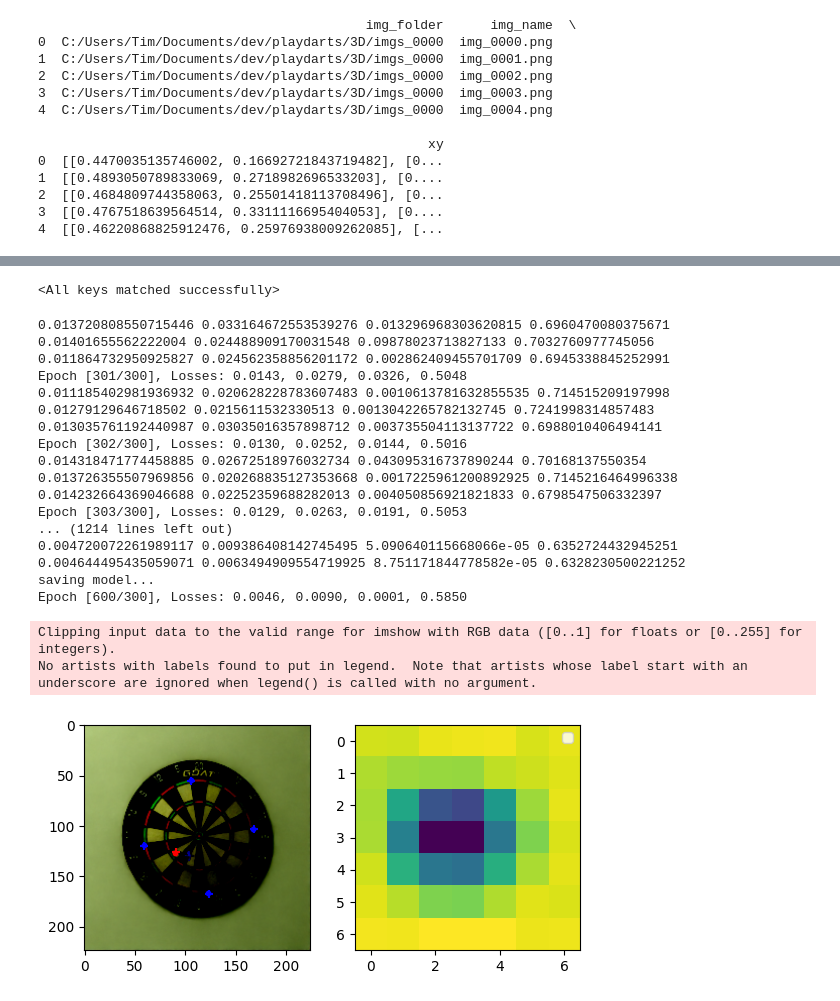
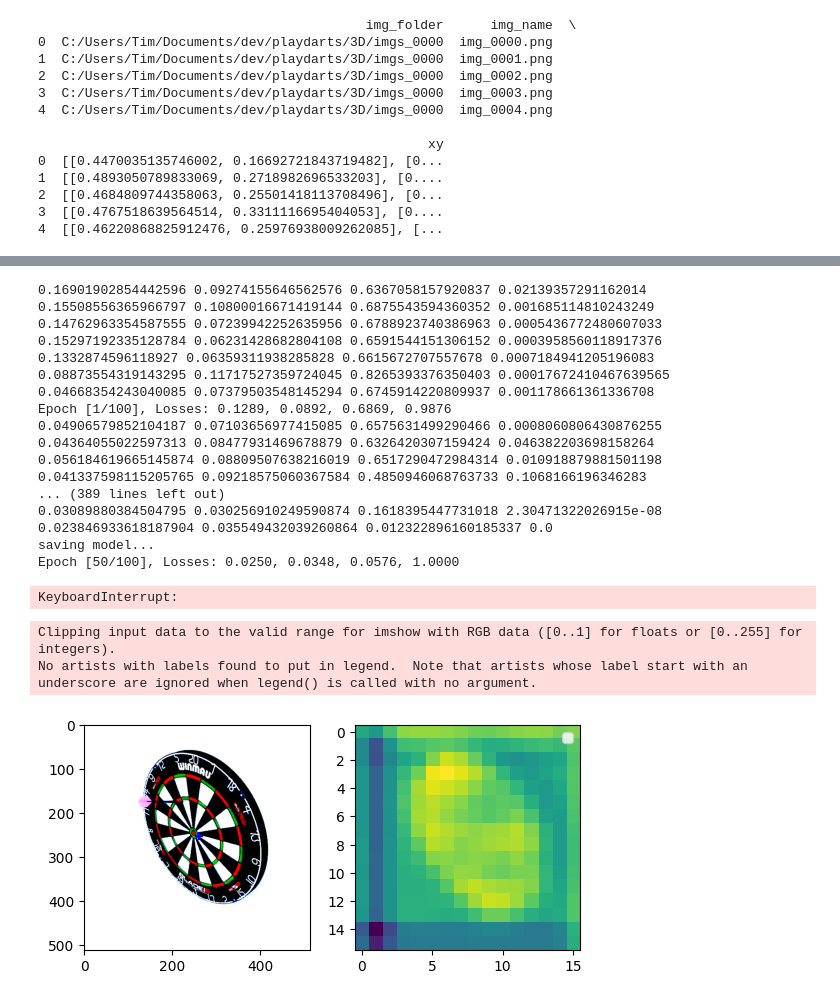
Before and after one commit to timnielen/playdarts, a Jupyter notebook: playdarts.ipynb, the cells around one changed output, grey strips where cells are left out. Cells and saved outputs as stored; diff of their text form; code cells hidden in the pictures.

```diff
--- a/playdarts.ipynb
+++ b/playdarts.ipynb
@@ -77,6 +89,7 @@ target_dataloader = DataLoader(target_dataset, batch_size=BATCH_SIZE, shuffle=Tr
 # %%
-model = CNNTransformer(d=256).to(device)
-discriminator = DomainDiscriminator(256, 512, 2).to(device)
+query_dim = 256
+model = CNNTransformer(d=query_dim).to(device)
+discriminator = DomainDiscriminator(query_dim, 512, 2).to(device)
 # %%
 param_dicts = [
     {"params": [p for n, p in model.named_parameters() if "backbone" not in n and p.requires_grad]},
@@ -93,13 +106,14 @@ param_dicts = [
 optimizer = optim.AdamW(param_dicts, lr=1e-4, weight_decay=1e-4)
 lr_scheduler = torch.optim.lr_scheduler.StepLR(optimizer, 200)
 # %%
-model.load_state_dict(torch.load("models/epoch_300_0.0108_0.0213_0.0059_0.7449.pt", weights_only=True))
+# model.load_state_dict(torch.load("models/epoch_300_0.0108_0.0213_0.0059_0.7449.pt", weights_only=True))
-# %% [output]
-<All keys matched successfully>
+# %%
+NUM_EPOCHS=100
 # %%
 model.train()  # Set model to training mode
 mse_loss = nn.MSELoss()
-for epoch in range(300, 600):
+
+for epoch in range(NUM_EPOCHS):
     total_loss = 0
     total_corner_loss = 0
     total_darts_loss = 0
@@ -116,7 +130,7 @@ for epoch in range(300, 600):
         all_images = torch.cat((images, target_images))
         domain_labels = torch.cat((
             torch.zeros(BATCH_SIZE, dtype=torch.long, device=device),
-            torch.ones(BATCH_SIZE, dtype=torch.long, device=device)
+            torch.ones(BATCH_SIZE_UNLABELED, dtype=torch.long, device=device)
         ))
         bs, channels, w, h = images.shape
         optimizer.zero_grad()
@@ -130,9 +144,12 @@ for epoch in range(300, 600):
         lc = loss_corners(outputs, targets)
         ld = loss_darts(outputs, targets, indices)
         ll = loss_labels(outputs, indices)
+        # loss_distance = -torch.cdist(outputs["corners"], outputs["corners"], p=1).mean()
         pred_domain = discriminator(outputs["extracted_features"])
-        ldomain = nn.functional.cross_entropy(pred_domain, domain_labels)
-        loss = 5*lc + 6*ld + 1*ll + 0.1*ldomain
+        ldomain = nn.functional.cross_entropy(pred_domain, domain_labels, weight=torch.as_tensor([(BATCH_SIZE+BATCH_SIZE_UNLABELED)/BATCH_SIZE, (BATCH_SIZE+BATCH_SIZE_UNLABELED)/BATCH_SIZE_UNLABELED], device=device))
+        loss = 15*lc + 15*ld + 3*ll + 1*ldomain
+        # if epoch < 3:
+        #     loss += loss_distance
         loss.backward()                # Backpropagation
         optimizer.step()               # Update weights
         total_loss += loss.item()
@@ -148,54 +165,55 @@ for epoch in range(300, 600):
         torch.save(model.state_dict(), f"models/epoch_{epoch+1}_{total_corner_loss/num_batches:.4f}_{total_darts_loss/num_batches:.4f}_{total_label_loss/num_batches:.4f}_{total_domain_acc/num_batches:.4f}.pt")
     print(f"Epoch [{epoch+1}/{NUM_EPOCHS}], Losses: {total_corner_loss/num_batches:.4f}, {total_darts_loss/num_batches:.4f}, {total_label_loss/num_batches:.4f}, {total_domain_acc/num_batches:.4f}", )
 # %% [output]
-0.013720808550715446 0.033164672553539276 0.013296968303620815 0.6960470080375671
-0.01401655562222004 0.024488909170031548 0.09878023713827133 0.7032760977745056
-0.011864732950925827 0.024562358856201172 0.002862409455701709 0.6945338845252991
-Epoch [301/300], Losses: 0.0143, 0.0279, 0.0326, 0.5048
-0.011185402981936932 0.020628228783607483 0.0010613781632855535 0.714515209197998
-0.01279129646718502 0.0215611532330513 0.0013042265782132745 0.7241998314857483
-0.013035761192440987 0.03035016357898712 0.003735504113137722 0.6988010406494141
-Epoch [302/300], Losses: 0.0130, 0.0252, 0.0144, 0.5016
-0.014318471774458885 0.02672518976032734 0.043095316737890244 0.70168137550354
-0.013726355507969856 0.020268835127353668 0.0017225961200892925 0.7145216464996338
-0.014232664369046688 0.02252359688282013 0.004050856921821833 0.6798547506332397
-Epoch [303/300], Losses: 0.0129, 0.0263, 0.0191, 0.5053
-... (1214 lines left out)
-0.004720072261989117 0.009386408142745495 5.090640115668066e-05 0.6352724432945251
-0.004644495435059071 0.0063494909554719925 8.751171844778582e-05 0.6328230500221252
+0.16901902854442596 0.09274155646562576 0.6367058157920837 0.02139357291162014
+0.15508556365966797 0.10800016671419144 0.6875543594360352 0.001685114810243249
+0.14762963354587555 0.07239942252635956 0.6788923740386963 0.0005436772480607033
+0.15297192335128784 0.06231428682804108 0.6591544151306152 0.0003958560118917376
+0.1332874596118927 0.06359311938285828 0.6615672707557678 0.0007184941205196083
+0.08873554319143295 0.11717527359724045 0.8265393376350403 0.00017672410467639565
+0.04668354243040085 0.07379503548145294 0.6745914220809937 0.001178661361336708
+Epoch [1/100], Losses: 0.1289, 0.0892, 0.6869, 0.9876
+0.04906579852104187 0.07103656977415085 0.6575631499290466 0.0008060806430876255
+0.04364055022597313 0.08477931469678879 0.6326420307159424 0.046382203698158264
+0.056184619665145874 0.08809507638216019 0.6517290472984314 0.010918879881501198
+0.041337598115205765 0.09218575060367584 0.4850946068763733 0.1068166196346283
+... (389 lines left out)
+0.03089880384504795 0.030256910249590874 0.1618395447731018 2.30471322026915e-08
+0.023846933618187904 0.035549432039260864 0.012322896160185337 0.0
 saving model...
-Epoch [600/300], Losses: 0.0046, 0.0090, 0.0001, 0.5850
+Epoch [50/100], Losses: 0.0250, 0.0348, 0.0576, 1.0000
+KeyboardInterrupt:
 # %%
 model.eval()
 idx = np.random.randint(len(dataset))
 image, targets = dataset[idx]
 images = image.unsqueeze(0).to(device)
 targets = [targets]
 batch_size, channels, w, h = images.shape
 optimizer.zero_grad()
 outputs = model(images)
 pred_classes = torch.argmax(outputs["is_dart"], dim=-1)
 print()
 fig, ax = plt.subplots(1, 2)
 ax[0].imshow(images[0].cpu().permute(1,2,0))
 ax[1].imshow(outputs["extracted_features"][0].mean(dim=0).cpu().detach())
 
 
 pred_corners = outputs["corners"][0].cpu().detach()
 pred_darts = outputs["darts"][0][outputs["is_dart"][0, :, 1] > outputs["is_dart"][0, :, 0]].cpu().detach()
 all_darts = outputs["darts"][0].cpu().detach()
 
 # Draw points
 ax[0].scatter(pred_corners[:, 0]*w, pred_corners[:, 1]*h, color='blue', s=40, marker='+', label="pred corners")
-# ax.scatter(all_darts[:, 0]*w, all_darts[:, 1]*h, color='white', s=10, marker='x', label="all darts")
+ax[0].scatter(all_darts[:, 0]*w, all_darts[:, 1]*h, color='white', s=10, marker='x', label="all darts")
 ax[0].scatter(pred_darts[:, 0]*w, pred_darts[:, 1]*h, color='red', s=40, marker='+', label="pred darts")
 ax[0].scatter(targets[0]["corners"][:, 0]*w, targets[0]["corners"][:, 1]*h, color='blue', s=10, marker='o', label="gt corners")
 ax[0].scatter(targets[0]["darts"][:, 0]*w, targets[0]["darts"][:, 1]*h, color='red', s=10, marker='o', label="gt darts")
 
 # Show plot
 plt.legend()
 plt.show()
 # %% [output]
 Clipping input data to the valid range for imshow with RGB data ([0..1] for floats or [0..255] for integers).
 No artists with labels found to put in legend.  Note that artists whose label start with an underscore are ignored when legend() is called with no argument.
-[figure, old version]
+[figure, new version]
```
Also changed, not shown: parts of 8 cells of this notebook, 4 other files.
